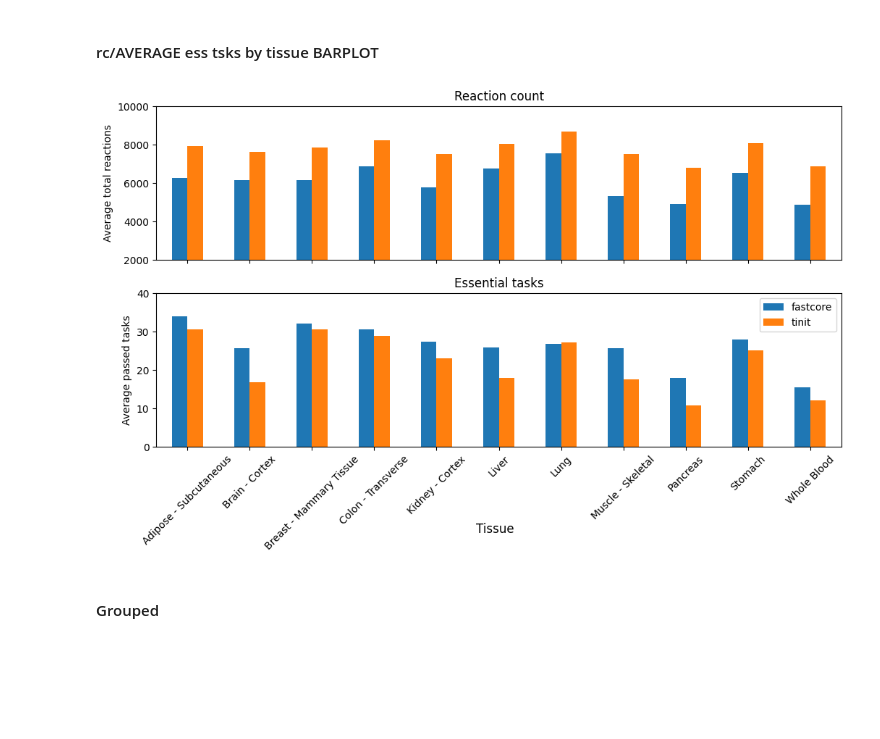
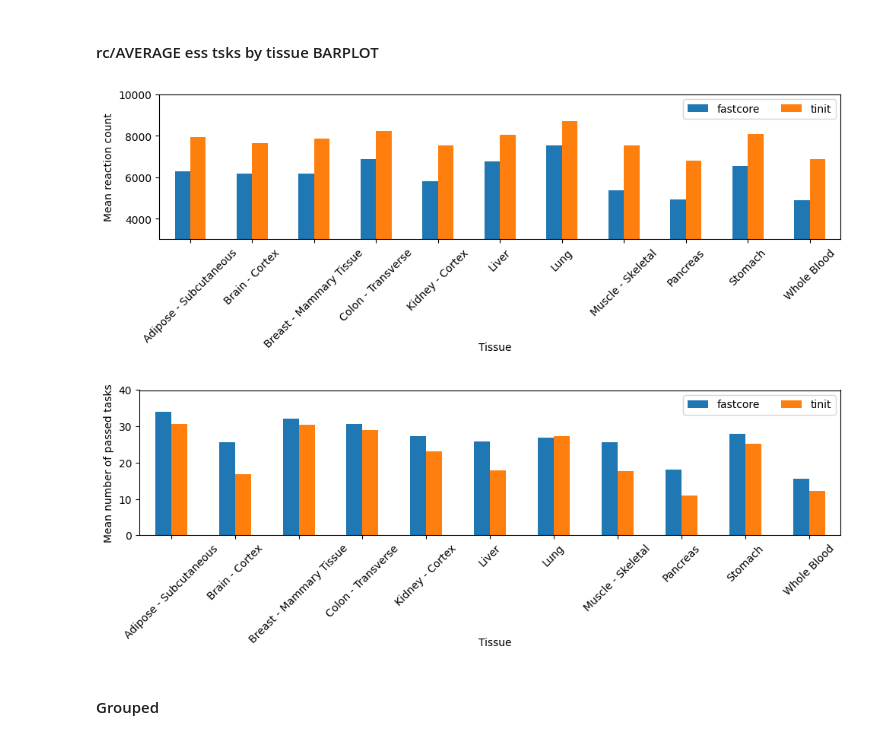
Before and after one commit to MariaPessoa/thesis_annexes, a Jupyter notebook: results_graphs_clean.ipynb, the cells around one changed output. Saved outputs shown, nothing was run; the diff lists cells and outputs as text; code cells hidden in the pictures; blank space fills up the shorter version.

```diff
--- a/results_graphs_clean.ipynb
+++ b/results_graphs_clean.ipynb
@@ -281,8 +281,6 @@ Index(['HMR_4281', 'HMR_4355', 'HMR_4363', 'HMR_4371', 'HMR_4373', 'HMR_4375',
 # %% [markdown]
 #### rc/AVERAGE ess tsks by tissue BARPLOT
 # %%
-fig, ax = plt.subplots(2,1,figsize=(10.5,7),sharex=True) #,sharey=True
-
 tm_rc_temp = pd.concat((
 pd.concat((ft_more.sum(axis=1).groupby(tissue_meta_allrin.loc[ft_more.index,"Tissue"]).mean(),
 tinit_more.sum(axis=1).groupby(tissue_meta_allrin.loc[tinit_more.index,"Tissue"]).mean()
@@ -298,26 +296,38 @@ tinit_more_tasks.sum(axis=1).groupby(tissue_meta_allrin.loc[tinit_more.index,"Ti
 pd.concat((ft_prmat_tasks.sum(axis=1),tinit_prmat_tasks.sum(axis=1)),axis=1,
           keys=["fastcore","tinit"]).groupby(tissue_meta.loc[ft_prmat.index,"Tissue"]).mean()
 ),axis=0).round(2).sort_index()
-
-tm_rc_temp.plot(kind="bar",ax=ax[0],legend=False)
-tm_tsk_temp.plot(kind="bar",ax=ax[1],legend=False)
-
-ax[0].set_title("Reaction count")
-ax[1].set_title("Essential tasks")
-ax[0].set_ylabel("Average total reactions")
-ax[1].set_ylabel("Average passed tasks")
-ax[1].set_xlabel("")
-fig.supxlabel("Tissue",x=0.53,y=0.1)
-# fig.suptitle("Non-minimal models",x=0.525)
-ax[0].set_ylim(2000,10000)
-ax[1].set_ylim(0,40) #57
-plt.setp(ax[1].get_xticklabels(), rotation=45) #plt.xticks(rotation=90)
-ax[1].legend()
-
-plt.tight_layout()
-plt.show()
-# %% [output]
-[figure, removed]
+# %%
+fig, ax = plt.subplots(figsize=(10,4)) #
+
+tm_rc_temp.round(0).plot(kind="bar",ax=ax,legend=False)
+
+ax.set_ylim(3000,10000) #(3000,10000)
+ax.legend(ncol=2) #, markerscale=1.5
+plt.xticks(rotation=45)
+ax.set_ylabel("Mean reaction count")
+ax.set_xlabel("")
+fig.supxlabel("Tissue",x=0.53,y=0.1,fontsize="medium")
+plt.tight_layout()
+plt.show()
+# %% [output]
+[figure, added]
+# %%
+fig, ax = plt.subplots(figsize=(10,4)) #,sharey=True
+
+# tm_rc_temp.plot(kind="bar",ax=ax[0],legend=False)
+tm_tsk_temp.plot(kind="bar",ax=ax,legend=False)
+
+ax.set_ylabel("Mean number of passed tasks")
+ax.set_xlabel("")
+fig.supxlabel("Tissue",x=0.53,y=0.1,fontsize="medium")
+ax.set_ylim(0,40) #57
+plt.setp(ax.get_xticklabels(), rotation=45) #plt.xticks(rotation=90)
+ax.legend(ncol=2)
+
+plt.tight_layout()
+plt.show()
+# %% [output]
+[figure, added]
 # %% [markdown]
 #### Grouped
 # %%
```
Also changed, not shown: parts of 2 cells of this notebook, 2 other files.
